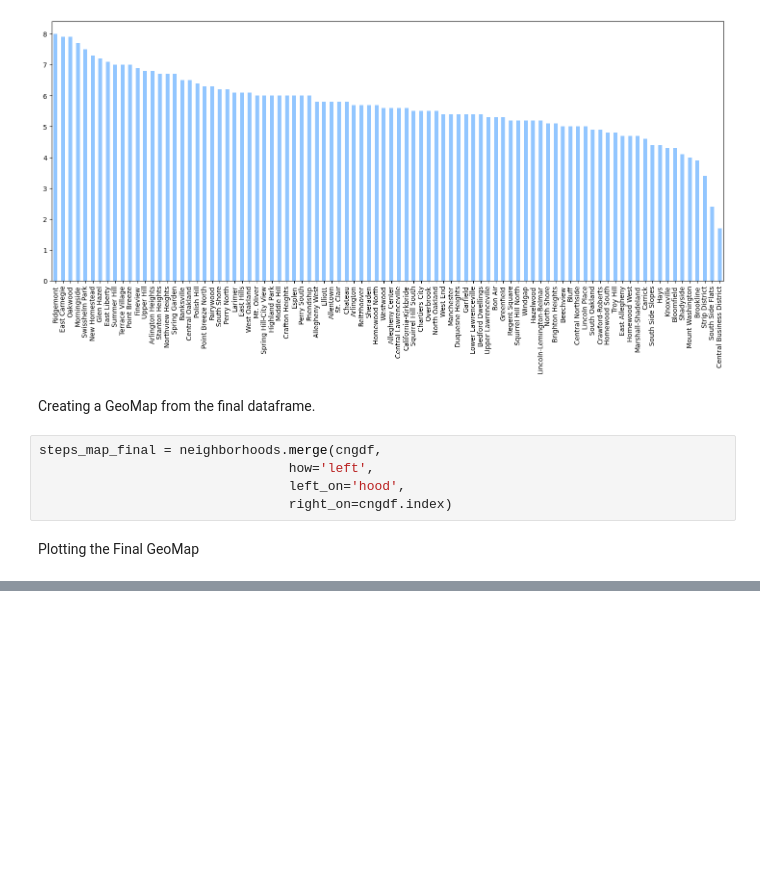
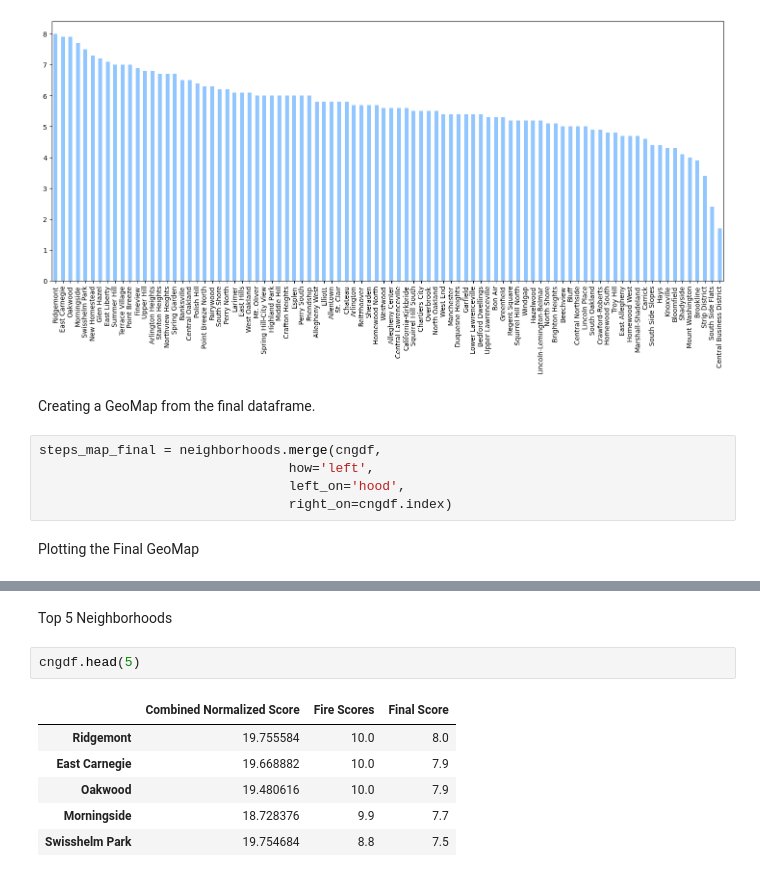
Before and after one commit to XianyuZhao04/CMPINF-0010-FinalProject, a Jupyter notebook: finalNotebook.ipynb, the cells around one changed output, grey strips where cells are left out. Saved outputs shown, nothing was run; the diff lists cells and outputs as text; blank space fills up the shorter version.

```diff
--- a/finalNotebook.ipynb
+++ b/finalNotebook.ipynb
@@ -481,3 +515,14 @@ plt.xlabel("Final Score", labelpad=7)
 # %% [output]
 Text(0.5, 69.97084282383948, 'Final Score')
 [figure]
+# %% [markdown]
+Top 5 Neighborhoods
+# %%
+cngdf.head(5)
+# %% [output]
+|  | Combined Normalized Score | Fire Scores | Final Score |
+| Ridgemont | 19.755584 | 10.0 | 8.0 |
+| East Carnegie | 19.668882 | 10.0 | 7.9 |
+| Oakwood | 19.480616 | 10.0 | 7.9 |
+| Morningside | 18.728376 | 9.9 | 7.7 |
+| Swisshelm Park | 19.754684 | 8.8 | 7.5 |
```
Also changed, not shown: parts of 27 cells of this notebook.
